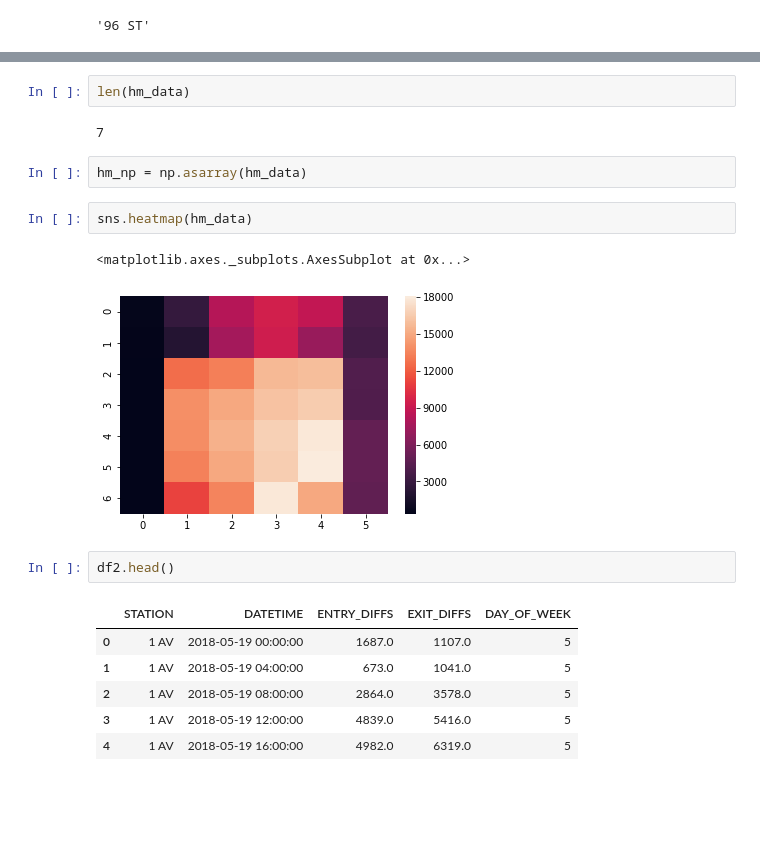
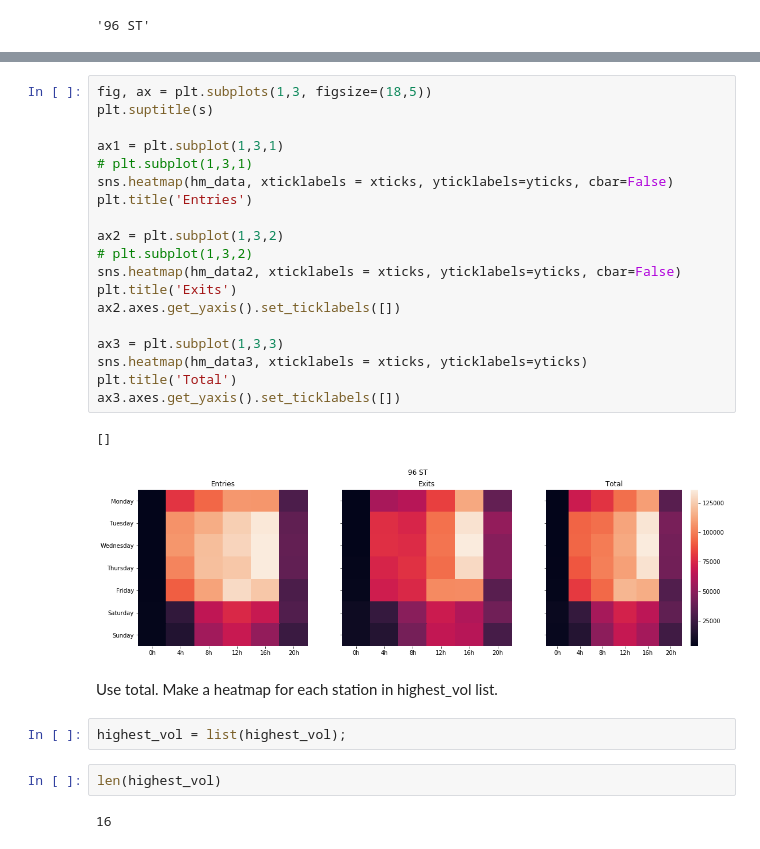
Before and after one commit to luketibbott/benson, a Jupyter notebook: benson_EDA-KF.ipynb, the cells around one changed output, grey strips where cells are left out. Cells and saved outputs as stored; diff of their text form; blank space fills up the shorter version.

```diff
--- a/benson_EDA-KF.ipynb
+++ b/benson_EDA-KF.ipynb
@@ -260,20 +256,30 @@ hm_data
+# %%
+fig, ax = plt.subplots(1,3, figsize=(18,5))
+plt.suptitle(s)
+
+ax1 = plt.subplot(1,3,1)
+# plt.subplot(1,3,1)
+sns.heatmap(hm_data, xticklabels = xticks, yticklabels=yticks, cbar=False)
+plt.title('Entries')
+
+ax2 = plt.subplot(1,3,2)
+# plt.subplot(1,3,2)
+sns.heatmap(hm_data2, xticklabels = xticks, yticklabels=yticks, cbar=False)
+plt.title('Exits')
+ax2.axes.get_yaxis().set_ticklabels([])
+
+ax3 = plt.subplot(1,3,3)
+sns.heatmap(hm_data3, xticklabels = xticks, yticklabels=yticks)
+plt.title('Total')
+ax3.axes.get_yaxis().set_ticklabels([])
+# %% [output]
+[]
+[figure, added]
+# %% [markdown]
+Use total. Make a heatmap for each station in highest_vol list.
+# %%
+highest_vol = list(highest_vol);
 # %%
-len(hm_data)
+len(highest_vol)
 # %% [output]
-7
+16
-# %%
-hm_np = np.asarray(hm_data)
-# %%
-sns.heatmap(hm_data)
-# %% [output]
-<matplotlib.axes._subplots.AxesSubplot at 0x...>
-[figure, removed]
-# %%
-df2.head()
-# %% [output]
-|  | STATION | DATETIME | ENTRY_DIFFS | EXIT_DIFFS | DAY_OF_WEEK |
-| 0 | 1 AV | 2018-05-19 00:00:00 | 1687.0 | 1107.0 | 5 |
-| 1 | 1 AV | 2018-05-19 04:00:00 | 673.0 | 1041.0 | 5 |
-| 2 | 1 AV | 2018-05-19 08:00:00 | 2864.0 | 3578.0 | 5 |
-| 3 | 1 AV | 2018-05-19 12:00:00 | 4839.0 | 5416.0 | 5 |
-| 4 | 1 AV | 2018-05-19 16:00:00 | 4982.0 | 6319.0 | 5 |
```
Also changed, not shown: parts of 23 cells of this notebook.
